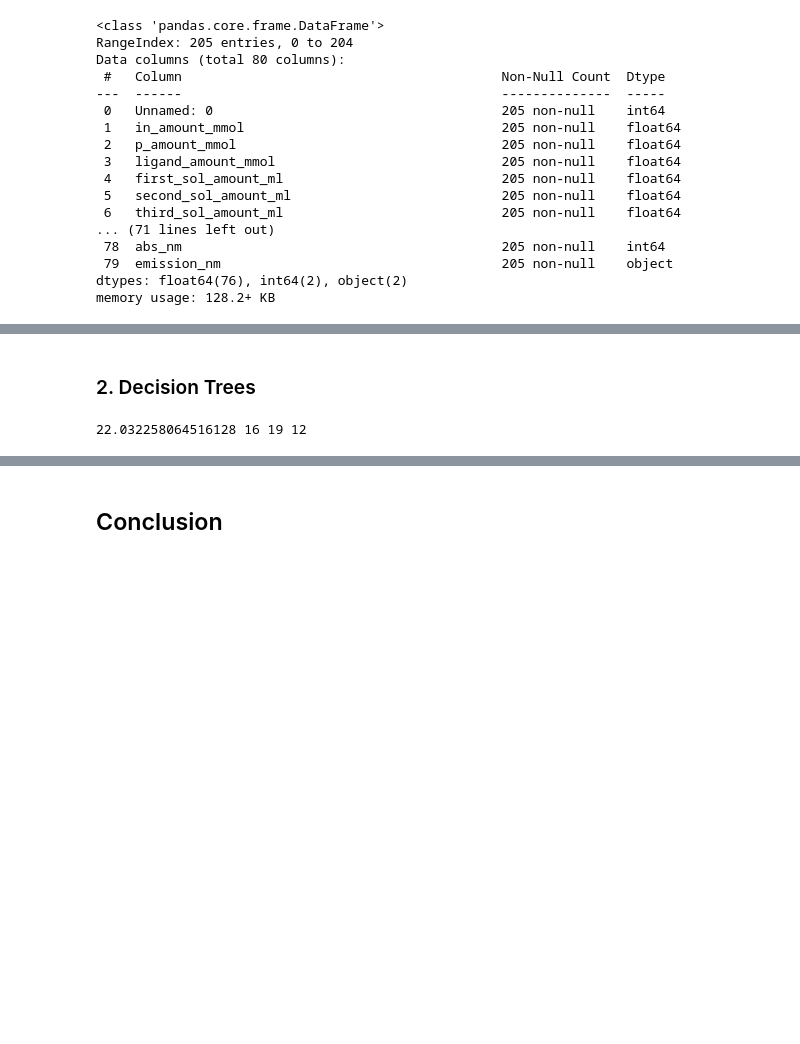
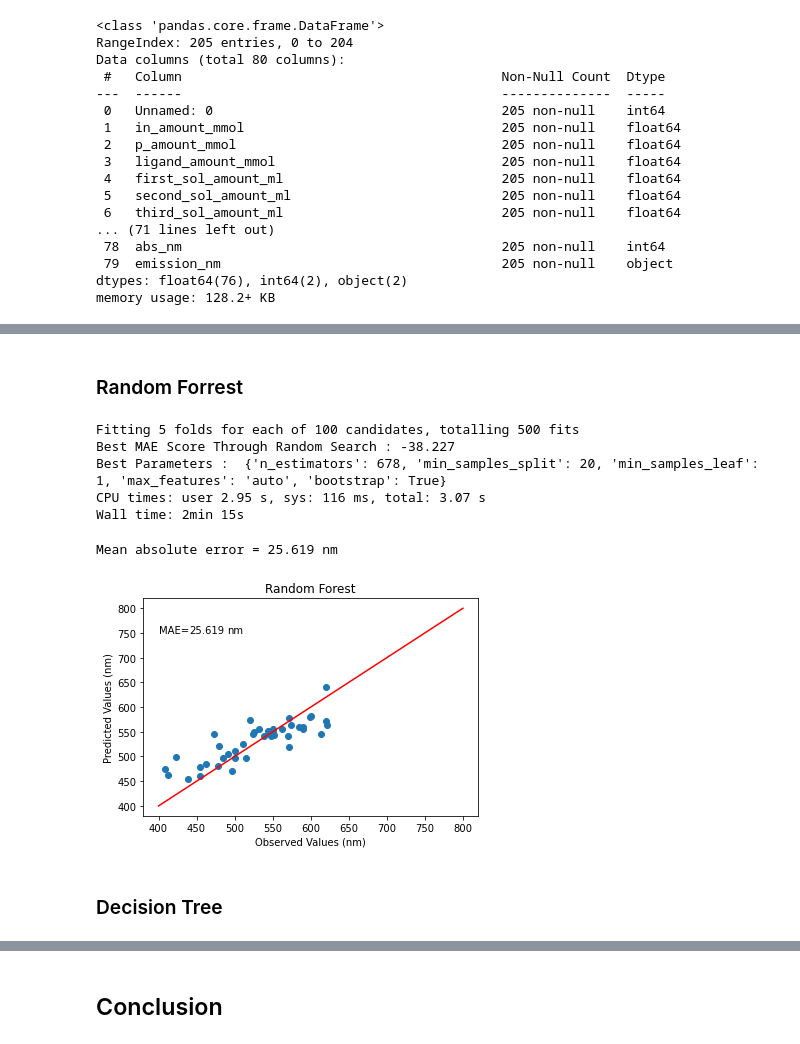
Before and after one commit to Health-Universe/Indium-Phosphide, a Jupyter notebook: notebook/flo/2. Flo modelling.ipynb, the cells around one changed output, grey strips where cells are left out. Saved outputs shown, nothing was run; the diff lists cells and outputs as text; code cells hidden in the pictures; blank space fills up the shorter version.

```diff
--- a/notebook/flo/2. Flo modelling.ipynb
+++ b/notebook/flo/2. Flo modelling.ipynb
@@ -148,34 +131,48 @@ Mean absolute error = 21.598
+# %% [markdown]
+### Random Forrest
+# %%
+%%time
+
+#sklearn random search
+
+params = {'n_estimators': range(100,1001)}
+
+#n_jobs runs jobs in parallel, verbose prints updates
+rs_rf = RandomizedSearchCV(RandomForestRegressor(), param_distributions=params, n_iter=1000, n_jobs=-1, verbose=10,
+                           scoring='neg_mean_absolute_error')
+rs_rf.fit(X, np.ravel(Y))
+
+print('Best MAE Score Through Random Search : %.3f'%rs_rf.best_score_)
+print('Best Parameters : ',rs_rf.best_params_)
+# %% [output]
+Fitting 5 folds for each of 100 candidates, totalling 500 fits
+Best MAE Score Through Random Search : -38.227
+Best Parameters :  {'n_estimators': 678, 'min_samples_split': 20, 'min_samples_leaf': 1, 'max_features': 'auto', 'bootstrap': True}
+CPU times: user 2.95 s, sys: 116 ms, total: 3.07 s
+Wall time: 2min 15s
+# %%
+#using grid search parameters
+RF_regr = RandomForestRegressor(bootstrap=True, max_features='auto', min_samples_leaf=1,
+                                min_samples_split=2, n_estimators=678)
+RF_regr.fit(X_train, np.ravel(Y_train))
+
+RF_Y_pred = RF_regr.predict(X_test)
+
+RF_mae = mean_absolute_error(Y_test, RF_Y_pred)
+print("Mean absolute error =", round(RF_mae,3), 'nm')
+
+plt.figure()
+plt.title("Random Forest")
+plt.plot(Y_test, RF_Y_pred, 'o')
+plt.xlabel('Observed Values (nm)')
+plt.ylabel('Predicted Values (nm)')
+plt.plot([400,800],[400,800], color = 'r')
+plt.text(400, 750, 'MAE=' , fontdict=None)
+plt.text(440, 750, round(RF_mae,3), fontdict=None)
+plt.text(490, 750, 'nm', fontdict=None)
+plt.show()
+# %% [output]
+Mean absolute error = 25.619 nm
+[figure, added]
 # %% [markdown]
-### 2. Decision Trees
+### Decision Tree
-# %%
-# This is a grid search for three parameters in the Decision Trees algorithm.
-# Parameters are: max_depth, max_features, random_state.
-# This gives the best combination of the three parameters for the smallest mean squared error.
-
-min_mae = 99999
-
-min_i, min_j, min_k  = 0, 0, 0
-
-for i in tqdm(range(1, 30)):
-    for j in range(1, 30):
-        for k in range(2, 80, 2):
-
-            DT_regr = DecisionTreeRegressor(max_depth=i,
-                                max_features=j,
-                                random_state=k)
-
-            DT_regr.fit(X_train, Y_train)
-
-            DT_Y_pred = DT_regr.predict(X_test)
-
-            mae = mean_absolute_error(Y_test, DT_Y_pred)
-
-            if (min_mae > mae):
-                min_mae = mae
-                min_i = i
-                min_j = j
-                min_k = k
-
-print(min_mae, min_i, min_j, min_k)
-# %% [output]
-22.032258064516128 16 19 12
```
Also changed, not shown: parts of 20 cells of this notebook.
